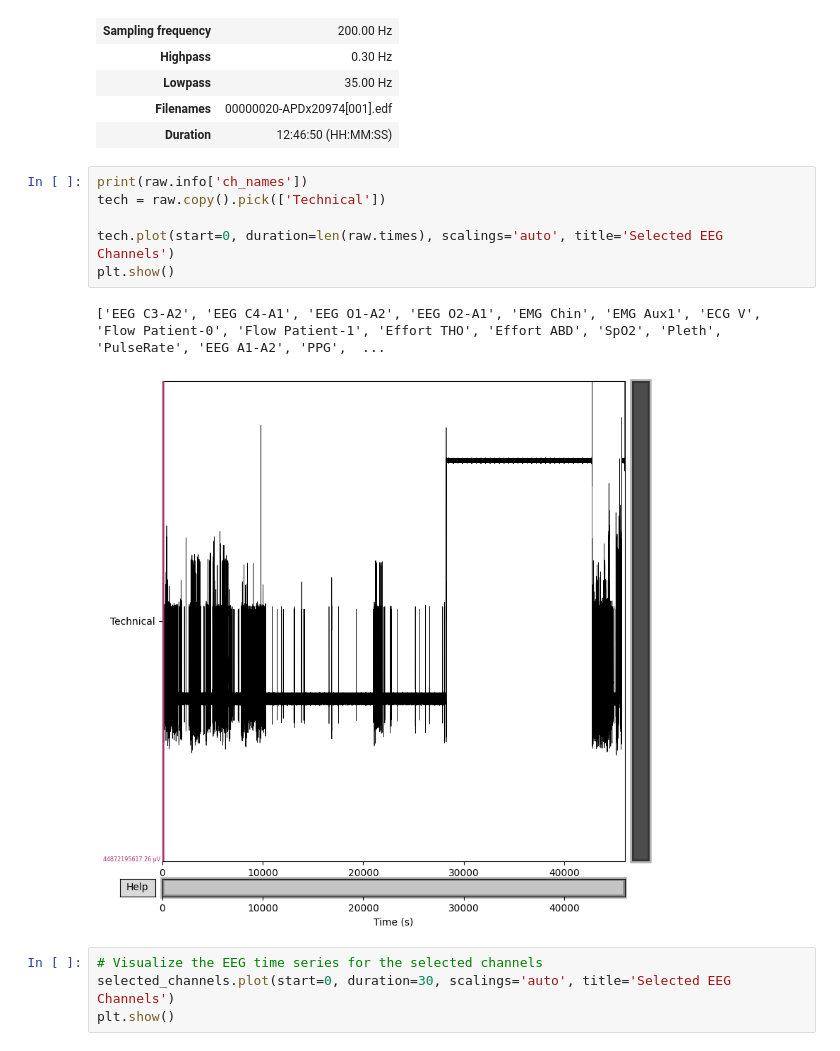
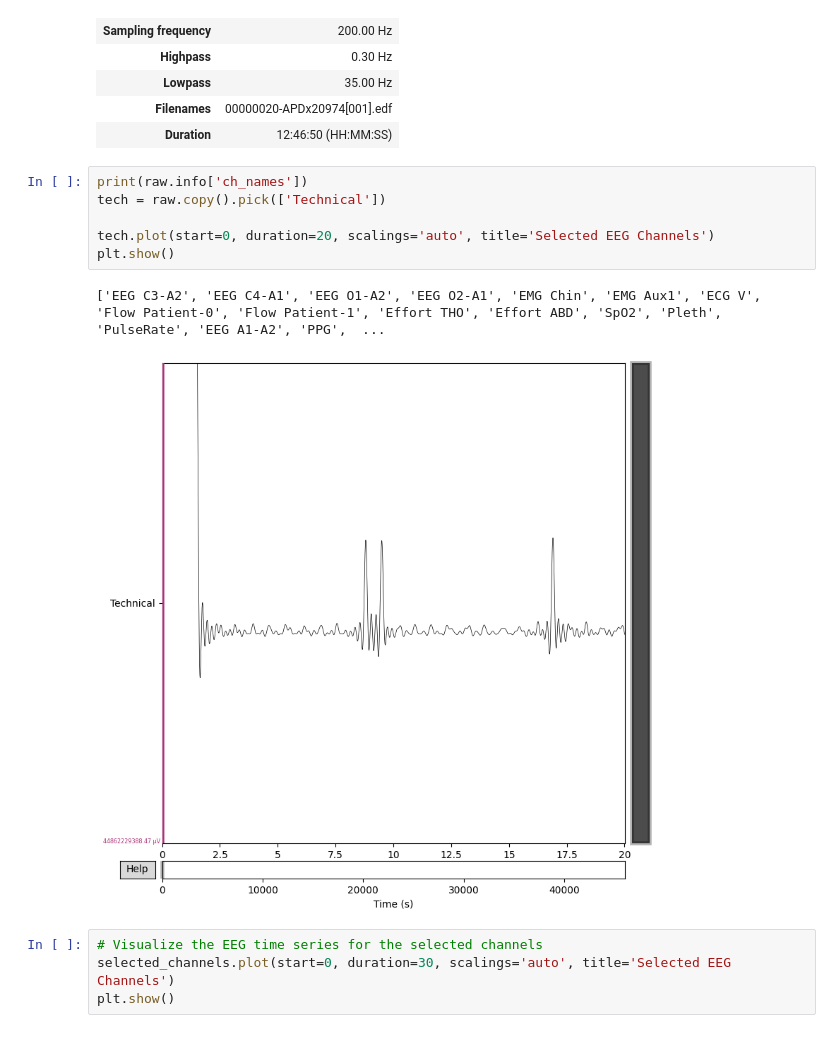
Before and after one commit to sbudoff/EEG_Consulting, a Jupyter notebook: DataExploration.ipynb, the cells around one changed output. Cells and saved outputs as stored; diff of their text form.

```diff
--- a/DataExploration.ipynb
+++ b/DataExploration.ipynb
@@ -105,12 +105,12 @@ Data
 # %%
 print(raw.info['ch_names'])
 tech = raw.copy().pick(['Technical'])
 
-tech.plot(start=0, duration=len(raw.times), scalings='auto', title='Selected EEG Channels')
+tech.plot(start=0, duration=20, scalings='auto', title='Selected EEG Channels')
 plt.show()
 # %% [output]
 ['EEG C3-A2', 'EEG C4-A1', 'EEG O1-A2', 'EEG O2-A1', 'EMG Chin', 'EMG Aux1', 'ECG V', 'Flow Patient-0', 'Flow Patient-1', 'Effort THO', 'Effort ABD', 'SpO2', 'Pleth', 'PulseRate', 'EEG A1-A2', 'PPG',  ...
-[figure, old version]
+[figure, new version]
 # %%
 # Visualize the EEG time series for the selected channels
 selected_channels.plot(start=0, duration=30, scalings='auto', title='Selected EEG Channels')
```
Also changed, not shown: parts of 1 cell of this notebook.
